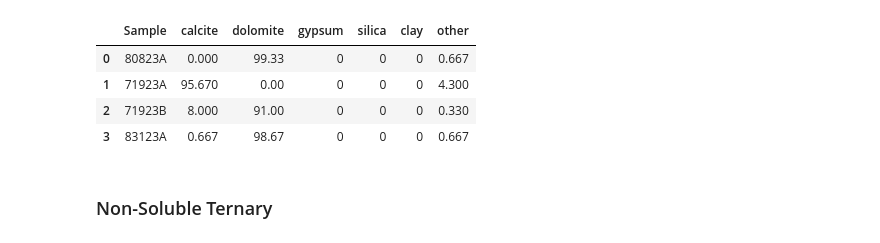
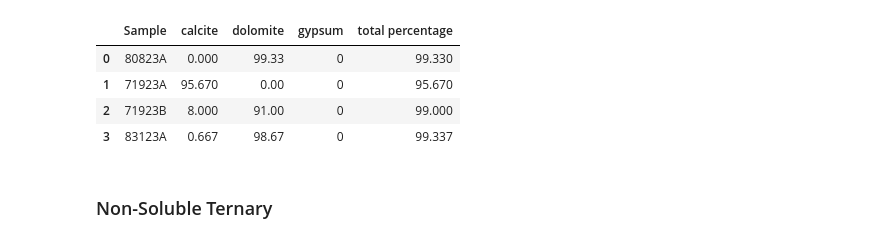
Before and after one commit to ethanoleson/Scallop_code, a Jupyter notebook: Thin Section/ternary_diagram.ipynb, the cells around one changed output. Saved outputs shown, nothing was run; the diff lists cells and outputs as text; code cells hidden in the pictures.

```diff
--- a/Thin Section/ternary_diagram.ipynb
+++ b/Thin Section/ternary_diagram.ipynb
@@ -8,13 +44,14 @@ import matplotlib.pyplot as plt
 import pandas as pd
 # %%
 modal_comp = pd.read_csv('Modal_composition.csv')
-modal_comp
+carbonate_comp = pd.read_csv('carbonate_composition.csv')
+carbonate_comp
 # %% [output]
-|  | Sample | calcite | dolomite | gypsum | silica | clay | other |
-| 0 | 80823A | 0.000 | 99.33 | 0 | 0 | 0 | 0.667 |
-| 1 | 71923A | 95.670 | 0.00 | 0 | 0 | 0 | 4.300 |
-| 2 | 71923B | 8.000 | 91.00 | 0 | 0 | 0 | 0.330 |
-| 3 | 83123A | 0.667 | 98.67 | 0 | 0 | 0 | 0.667 |
+|  | Sample | calcite | dolomite | gypsum | total percentage |
+| 0 | 80823A | 0.000 | 99.33 | 0 | 99.330 |
+| 1 | 71923A | 95.670 | 0.00 | 0 | 95.670 |
+| 2 | 71923B | 8.000 | 91.00 | 0 | 99.000 |
+| 3 | 83123A | 0.667 | 98.67 | 0 | 99.337 |
 # %% [markdown]
 ### Non-Soluble Ternary
 # %%
```
Also changed, not shown: parts of 2 cells of this notebook, 2 other files.
